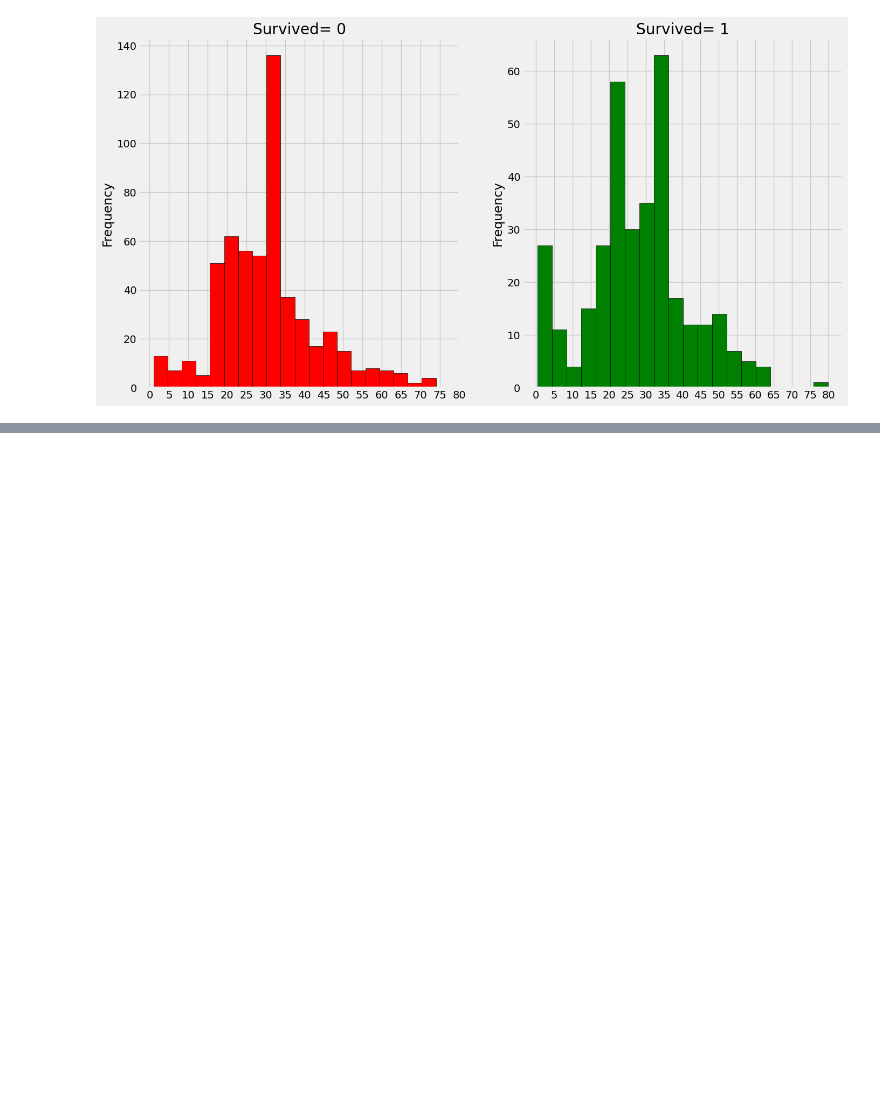
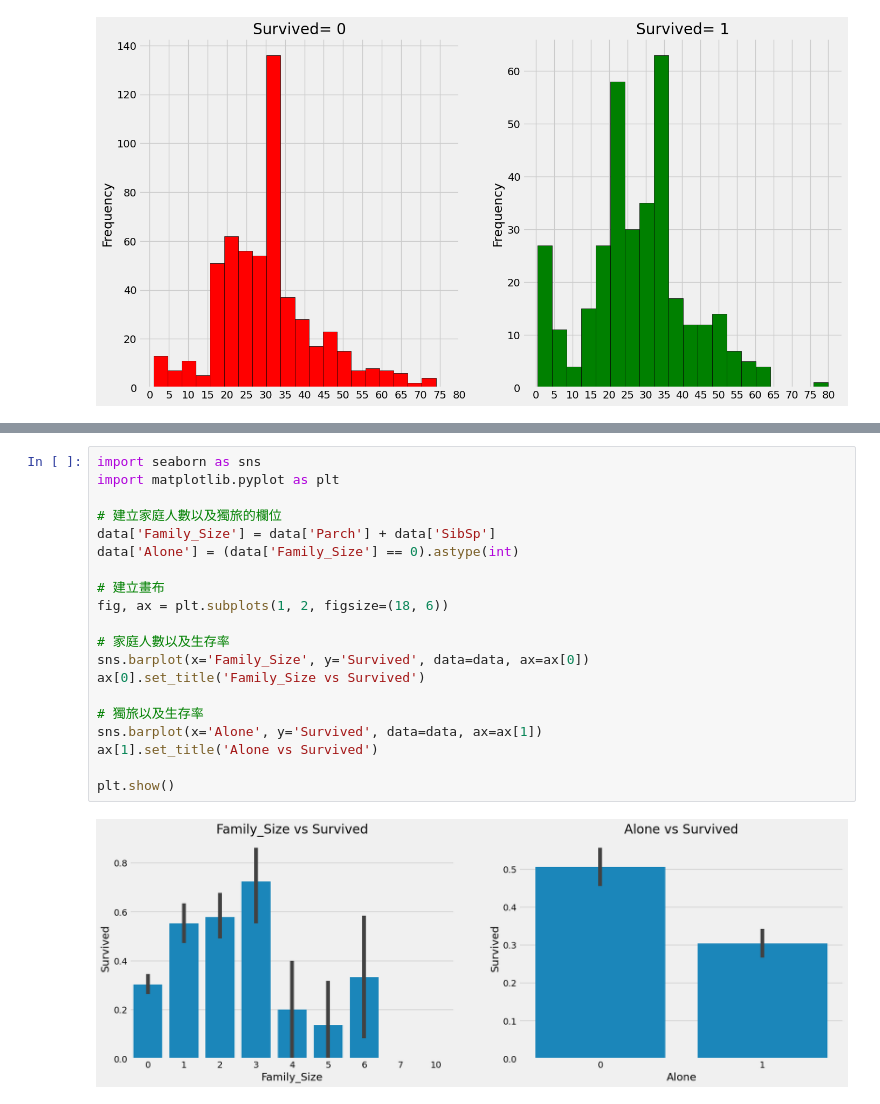
Before and after one commit to Ning306/tanic_workspace, a Jupyter notebook: tanic_EDA.ipynb, the cells around one changed output, grey strips where cells are left out. Drawn from its saved outputs; the diff is of its cells as text; blank space fills up the shorter version.

```diff
--- a/tanic_EDA.ipynb
+++ b/tanic_EDA.ipynb
@@ -239,0 +326,22 @@ plt.show()
+# %%
+import seaborn as sns
+import matplotlib.pyplot as plt
+
+# 建立家庭人數以及獨旅的欄位
+data['Family_Size'] = data['Parch'] + data['SibSp']
+data['Alone'] = (data['Family_Size'] == 0).astype(int)
+
+# 建立畫布
+fig, ax = plt.subplots(1, 2, figsize=(18, 6))
+
+# 家庭人數以及生存率
+sns.barplot(x='Family_Size', y='Survived', data=data, ax=ax[0])
+ax[0].set_title('Family_Size vs Survived')
+
+# 獨旅以及生存率
+sns.barplot(x='Alone', y='Survived', data=data, ax=ax[1])
+ax[1].set_title('Alone vs Survived')
+
+plt.show()
+# %% [output]
+[figure, added]
```
Also changed, not shown: parts of 34 cells of this notebook.
